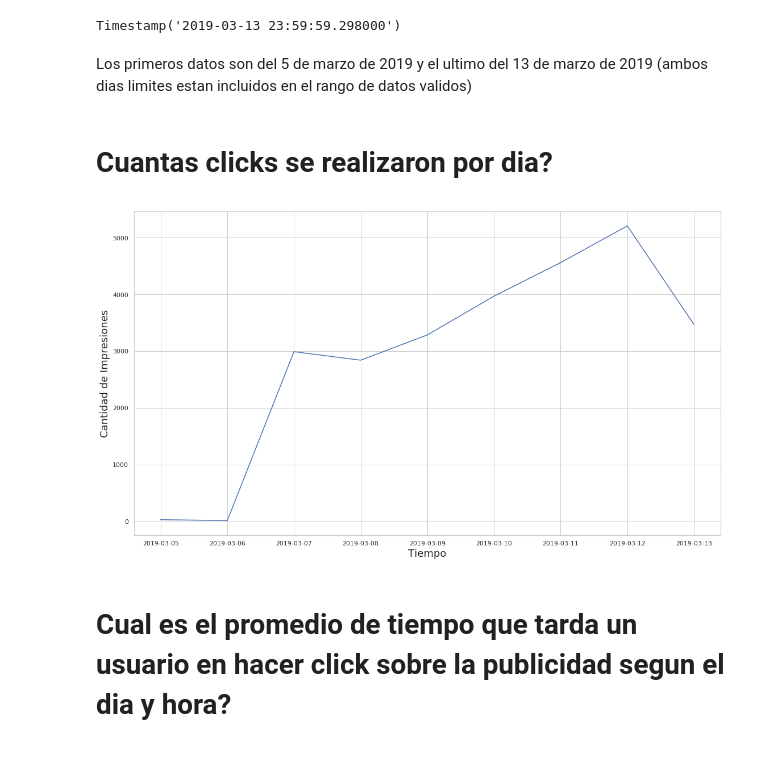
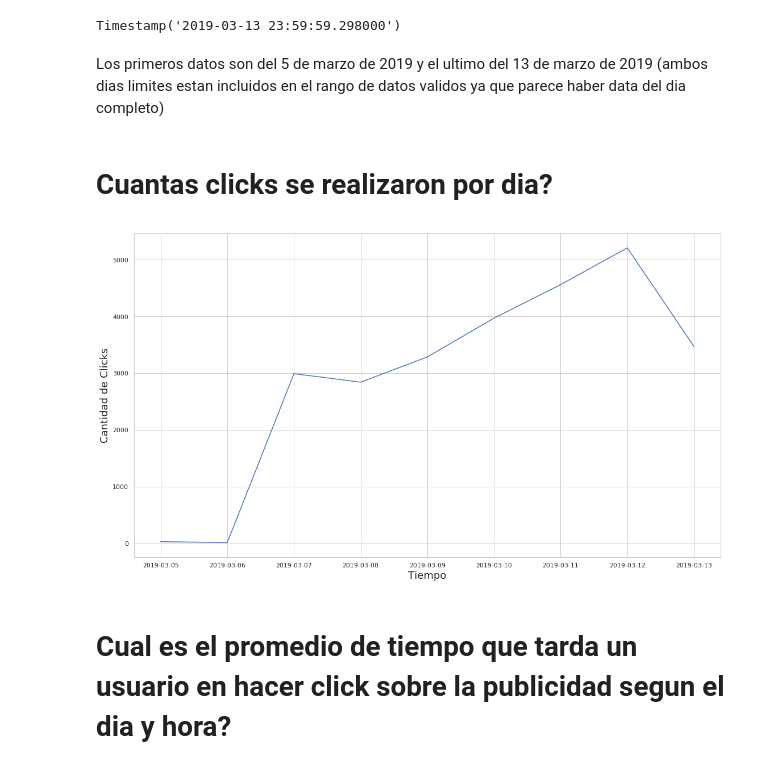
Before and after one commit to GastonMontes/75.06-Datos-Grupo22-TP1, a Jupyter notebook: temp/AnalisisTP1_clicks.ipynb, the cells around one changed output. Saved outputs shown, nothing was run; the diff lists cells and outputs as text; code cells hidden in the pictures.

```diff
--- a/temp/AnalisisTP1_clicks.ipynb
+++ b/temp/AnalisisTP1_clicks.ipynb
@@ -90,19 +95,20 @@ clicks['timestamp_format'].max()
 # %% [output]
 Timestamp('2019-03-13 23:59:59.298000')
 # %% [markdown]
-Los primeros datos son del 5 de marzo de 2019 y el ultimo del 13 de marzo de 2019 (ambos dias limites estan incluidos en el rango de datos validos)
+Los primeros datos son del 5 de marzo de 2019 y el ultimo del 13 de marzo de 2019 (ambos dias limites estan incluidos en el rango de datos validos ya que parece haber data del dia completo)
 # %% [markdown]
 # Cuantas clicks se realizaron por dia?
 # %%
+# utilizo la columna 'advertiser_id' para contar xq tiene valor no nulo en todos los registros
 clicks_por_dia = clicks.groupby('date')['advertiser_id'].count()
 g = clicks_por_dia.plot()
 g.set_xlabel("Tiempo", fontsize=18)
-g.set_ylabel("Cantidad de Impresiones", fontsize=18)
+g.set_ylabel("Cantidad de Clicks", fontsize=18)
 
 g.get_figure().set_size_inches(18.5, 10.5, forward=True)
 g.get_figure().savefig('img/cant_clicks_por_dia.png')
 # %% [output]
-[figure, old version]
+[figure, new version]
 # %% [markdown]
 # Cual es el promedio de tiempo que tarda un usuario en hacer click sobre la publicidad segun el dia y hora?
 # %%
```
Also changed, not shown: parts of 18 cells of this notebook, 2 other files.
